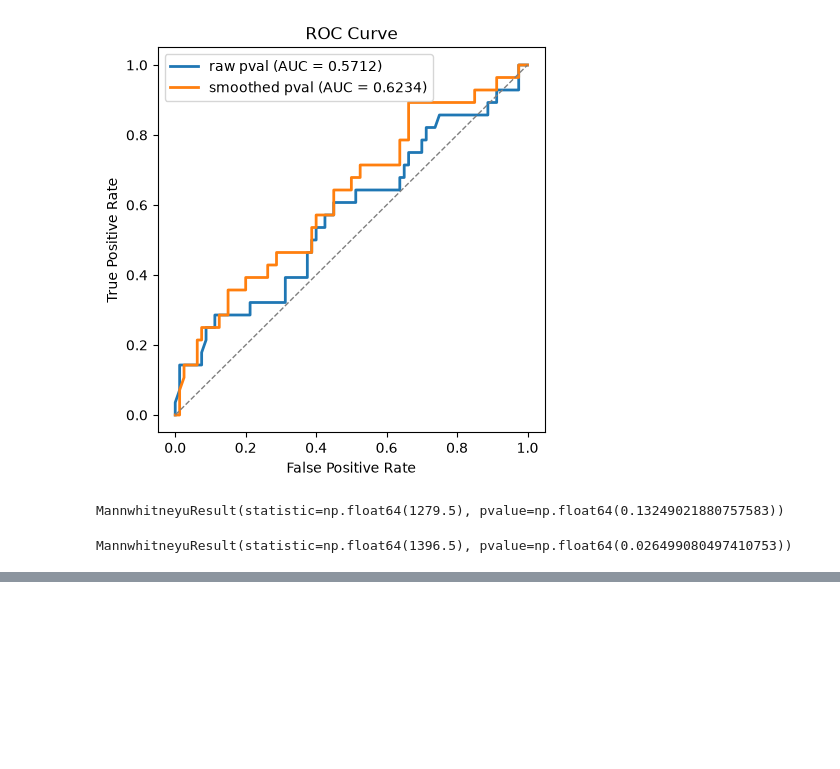
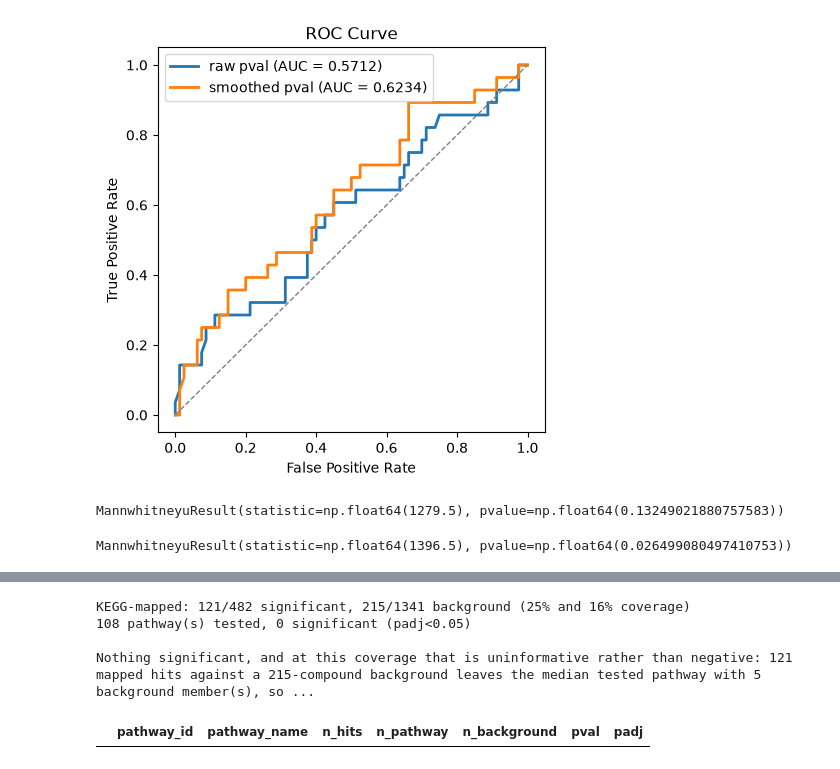
Before and after one commit to saldanB/mw-metabolite-network, a Jupyter notebook: nafld_spatial_autocorrelation.ipynb, the cells around one changed output, grey strips where cells are left out. Saved outputs shown, nothing was run; the diff lists cells and outputs as text; code cells hidden in the pictures; blank space fills up the shorter version.

```diff
--- a/nafld_spatial_autocorrelation.ipynb
+++ b/nafld_spatial_autocorrelation.ipynb
@@ -763,0 +966,28 @@ MannwhitneyuResult(statistic=np.float64(1396.5), pvalue=np.float64(0.02649908049
+# %%
+from mwnetwork.kegg_enrichment import kegg_ora
+
+hits_kegg = refmet_to_kegg.reindex(nodes_sig).dropna().unique()
+background_kegg = refmet_to_kegg.reindex(nodes).dropna().unique()
+print(f"KEGG-mapped: {len(hits_kegg)}/{len(nodes_sig)} significant, "
+      f"{len(background_kegg)}/{len(nodes)} background "
+      f"({len(hits_kegg) / len(nodes_sig):.0%} and {len(background_kegg) / len(nodes):.0%} coverage)")
+
+ora = kegg_ora(hits_kegg, background=background_kegg, pathways=pathways, min_pathway_size=2)
+sig_ora = ora.query("padj < 0.05").sort_values("padj")
+print(f"{len(ora)} pathway(s) tested, {len(sig_ora)} significant (padj<0.05)")
+
+if sig_ora.empty:
+    print(f"\nNothing significant, and at this coverage that is uninformative rather than "
+          f"negative: {len(hits_kegg)} mapped hits against a {len(background_kegg)}-compound "
+          f"background leaves the median tested pathway with "
+          f"{int(ora['n_pathway'].median())} background member(s), so the hypergeometric "
+          f"test has almost no resolution. Backfill kegg_id from refmet_api_cache.json "
+          f"before reading anything into this.")
+
+sig_ora[["pathway_id", "pathway_name", "n_hits", "n_pathway", "n_background", "pval", "padj"]]
+# %% [output]
+KEGG-mapped: 121/482 significant, 215/1341 background (25% and 16% coverage)
+108 pathway(s) tested, 0 significant (padj<0.05)
+
+Nothing significant, and at this coverage that is uninformative rather than negative: 121 mapped hits against a 215-compound background leaves the median tested pathway with 5 background member(s), so ...
+|  | pathway_id | pathway_name | n_hits | n_pathway | n_background | pval | padj |
```
Also changed, not shown: parts of 10 cells of this notebook, 6 other files.
